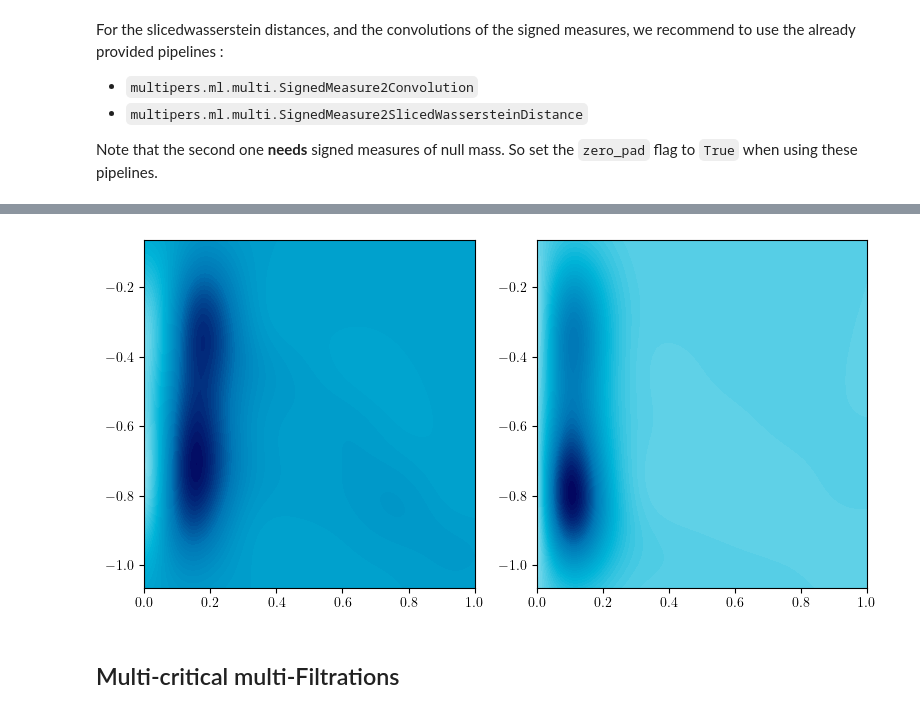
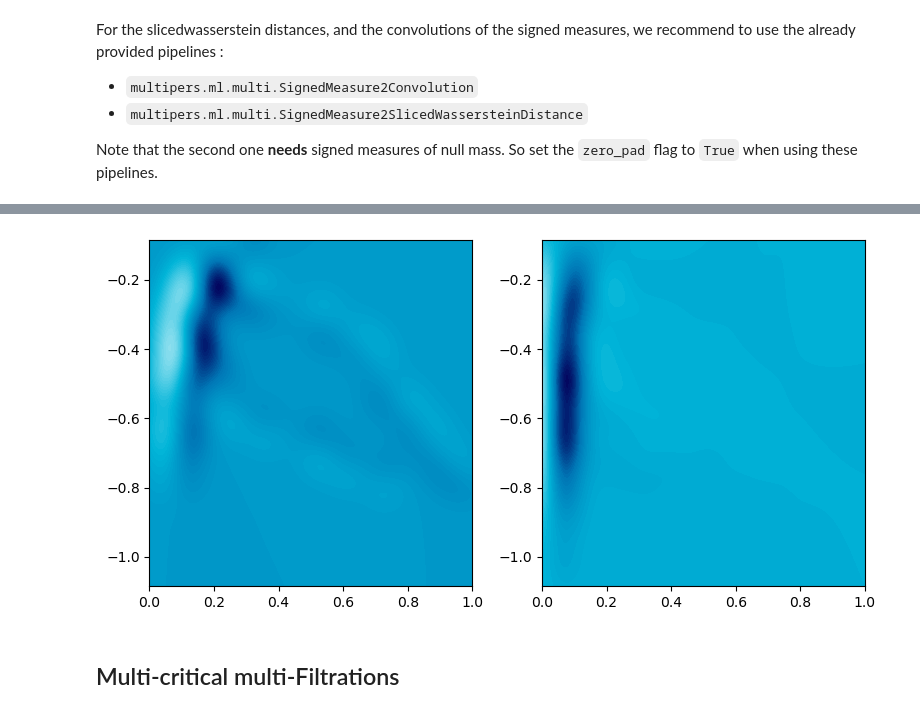
Before and after one commit to DavidLapous/multipers, a Jupyter notebook: docs/notebooks/simplex_tree_by_hand.ipynb, the cells around one changed output, grey strips where cells are left out. Saved outputs shown, nothing was run; the diff lists cells and outputs as text; code cells hidden in the pictures.

```diff
--- a/docs/notebooks/simplex_tree_by_hand.ipynb
+++ b/docs/notebooks/simplex_tree_by_hand.ipynb
@@ -39,6 +39,7 @@ Almost all methods of gudhi simplextree should work ootb on simplextreemultis, a
 
 Furthermore, some methods are removed, e.g., persistence, and are replaced by other topological invariants. For instance interval approximations, provided by `MMA` (wich comes itself with its own `PyModule` structure), or signed measures derived from the dimension vector of the module or the Euler characteristic.
 # %%
+mp.plots.HAS_SHAPELY=False
 mma_pymodule = mp.module_approximation(st)
 mma_pymodule.plot(degree=0, box=[[0,0],[2,2]])
 mma_pymodule[0].get_birth_list(), mma_pymodule[0].get_death_list() ## The coordinates of the red shape
@@ -75,7 +78,7 @@ mp.signed_measure(st)
 # %%
 # Dataset
 from multipers.data import noisy_annulus
-X = noisy_annulus(n1=1000, n2=1000) # 1000 points on the annulus, 500 points on the square.
+X = noisy_annulus(n1=200, n2=200) # 1000 points on the annulus, 500 points on the square.
 plt.scatter(X[:,0], X[:,1], s=5, c='k');plt.gca().set_aspect(1);
 # Gudhi SimplexTree
 st = gd.RipsComplex(points=X, sparse=.2).create_simplex_tree()
@@ -192,7 +196,5 @@ Note that the second one **needs** signed measures of null mass. So set the `zer
 # %%
 import multipers.ml.signed_measures as mms
 # %%
-sms = mms.SignedMeasureFormatter(normalize=True).fit_transform([sm_hilbert, sm_euler])
-# img_ = SignedMeasure2Convolution(plot=True,bandwidth=.1, grid_strategy='regular', resolution=200).fit_transform(sms)
-sms = [sms[0][0], sms[1][0]]
-sms[0][0]
+sms = mms.SignedMeasureFormatter(normalize=True, axis=0).fit_transform([sm_hilbert, sm_euler])
+img_ = mms.SignedMeasure2Convolution(bandwidth=.1, grid_strategy='regular', resolution=200).fit_transform(sms)
@@ -207,8 +201,8 @@ array([[ 0.01472705, -0.76159459],
 # %%
-grid = mp.grids.compute_grid(sms, resolution=100, strategy="regular")
-mms.sm_convolution(sms,grid, .01, plot=True, kernel="exponential");
+grid = mp.grids.compute_grid(np.concatenate([sm[0][0] for sm in sms]).T, resolution=200, strategy="regular")
+mms.sm_convolution([sm[0] for sm in sms],grid, bandwidth=.05, plot=True, kernel="gaussian");
 # %% [output]
-[figure, old version]
+[figure, new version]
 # %% [markdown]
 ## Multi-critical multi-Filtrations
 # %% [markdown]
```
Also changed, not shown: parts of 17 cells of this notebook.
